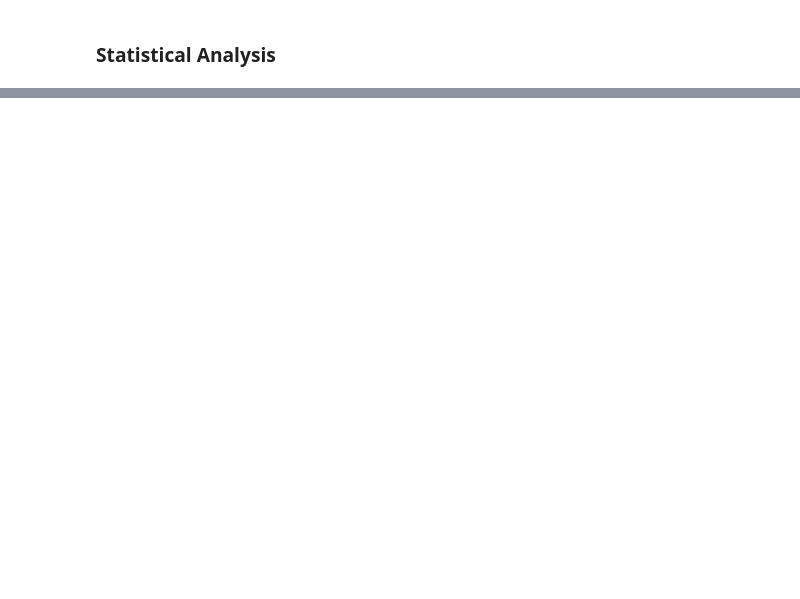
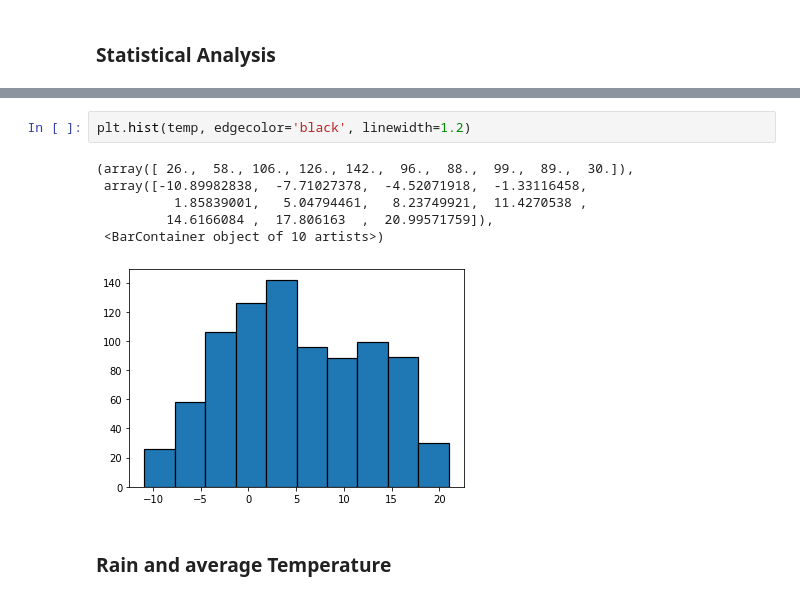
Before and after one commit to danielakomenda/scientific_programming_project, a Jupyter notebook: notebooks/data_visualisation/weather_visualisation.ipynb, the cells around one changed output, grey strips where cells are left out. Cells and saved outputs as stored; diff of their text form; blank space fills up the shorter version.

```diff
--- a/notebooks/data_visualisation/weather_visualisation.ipynb
+++ b/notebooks/data_visualisation/weather_visualisation.ipynb
@@ -73,3 +60,14 @@ dtype: float64
+# %%
+plt.hist(temp, edgecolor='black', linewidth=1.2)
+# %% [output]
+(array([ 26.,  58., 106., 126., 142.,  96.,  88.,  99.,  89.,  30.]),
+ array([-10.89982838,  -7.71027378,  -4.52071918,  -1.33116458,
+          1.85839001,   5.04794461,   8.23749921,  11.4270538 ,
+         14.6166084 ,  17.806163  ,  20.99571759]),
+ <BarContainer object of 10 artists>)
+[figure, added]
+# %% [markdown]
+### Rain and average Temperature
 # %%
 day_source = bokeh.models.ColumnDataSource(data=df_wetter2_daily)
 
```
Also changed, not shown: parts of 6 cells of this notebook, 13 other files.
